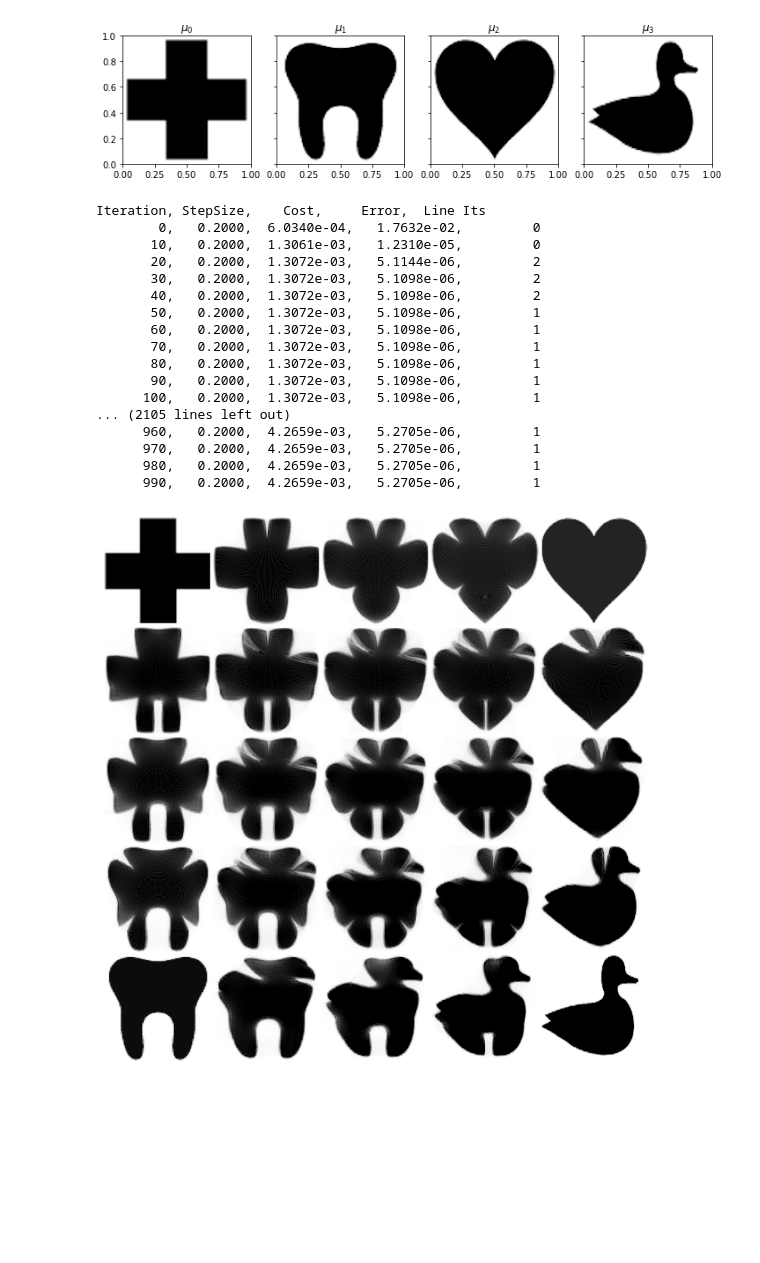
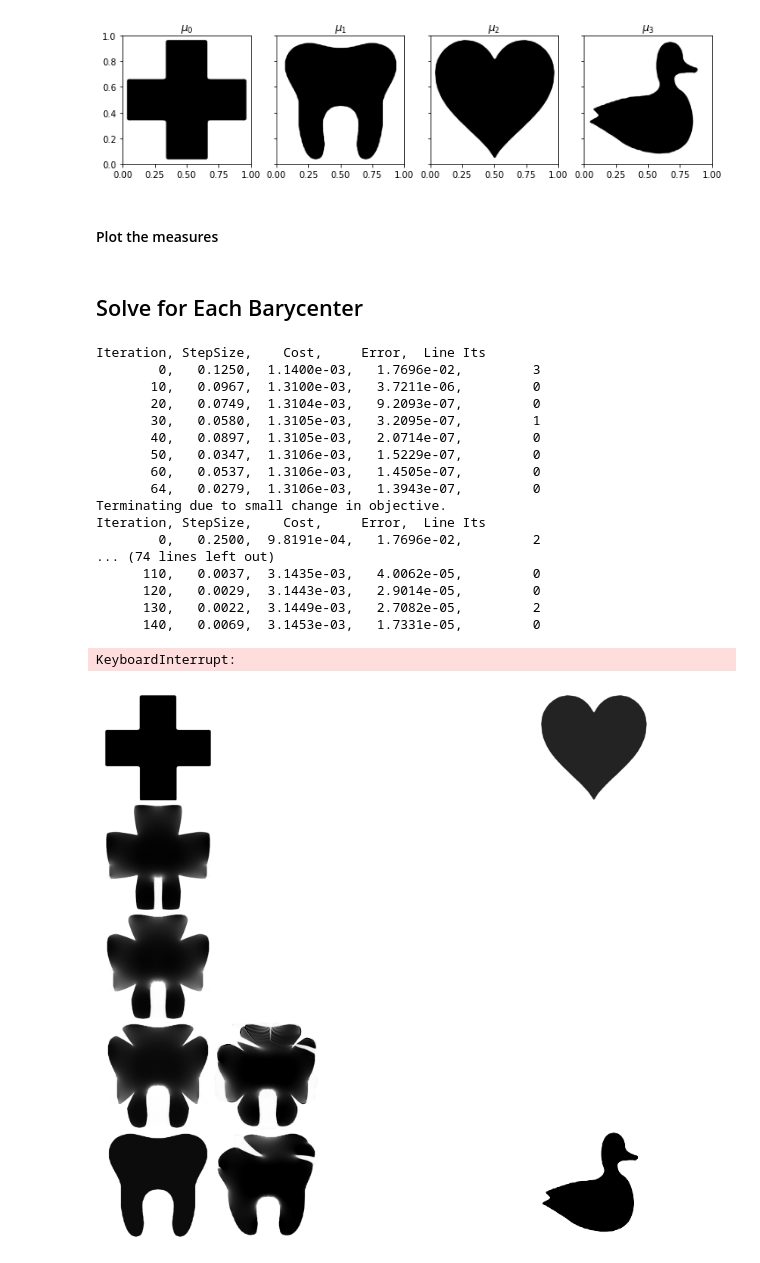
Before and after one commit to simda-muri/mmot, a Jupyter notebook: docs/source/examples/ShapeInterpolation.ipynb, the cells around one changed output. Saved outputs shown, nothing was run; the diff lists cells and outputs as text; code cells hidden in the pictures; blank space fills up the shorter version.

Commit message:
Added solve function to MMOT problem class and updated examples.

```diff
--- a/docs/source/examples/ShapeInterpolation.ipynb
+++ b/docs/source/examples/ShapeInterpolation.ipynb
@@ -8,0 +12,23 @@ import itertools
+# %%
+def sharpen(img):
+    blurred = gaussian_filter(img, sigma=7)
+
+    blurred[blurred<0.5*np.max(blurred)] = 0.0
+    blurred[blurred>0] = 1.0
+
+    blurred /= np.sum(blurred)
+    return blurred
+
+def pad(img,pad_size=4):
+    temp = np.ones((img.shape[0]+2*pad_size,img.shape[1]+2*pad_size))
+    temp[pad_size:-pad_size,pad_size:-pad_size] = img
+    return temp
+
+def rescale(img):
+    output = np.zeros((2*img.shape[0],2*img.shape[1]))
+    output[0::2,0::2] = img
+    output[1::2,0::2] = img
+    output[1::2,1::2] = img
+    output[0::2,1::2] = img
+
+    return output
@@ -9,12 +37,11 @@ import itertools
 # %%
 measures = [None]*4
-measures[0] = 1 - plt.imread('images/redcross.png')[:, :, 2]
-measures[1] = 1 - plt.imread('images/tooth.png')[:, :, 2]
-measures[2] = 1 - plt.imread('images/heart.png')[:, :, 2]
-measures[3] = 1 - plt.imread('images/duck.png')[:, :, 2]
+measures[0] = sharpen(rescale(rescale(rescale(1 - pad(plt.imread('images/redcross.png')[:, :, 2])))))
+measures[1] = sharpen(rescale(rescale(rescale(1 - pad(plt.imread('images/tooth.png')[:, :, 2])))))
+measures[2] = sharpen(rescale(rescale(rescale(1 - pad(plt.imread('images/heart.png')[:, :, 2])))))
+measures[3] = sharpen(rescale(rescale(rescale(1 - pad(plt.imread('images/duck.png')[:, :, 2])))))
 
-pad = 4
 for i in range(len(measures)):
-    temp= measures[i]*np.prod(measures[i].shape)/np.sum(measures[i])
-    measures[i] = np.zeros((measures[i].shape[0]+2*pad,measures[i].shape[1]+2*pad))
-    measures[i][pad:-pad,pad:-pad] = temp
+    measures[i] *= np.prod(measures[i].shape)/np.sum(measures[i])
+
+print('Marginal size = ', measures[0].shape)
@@ -36,2 +61,4 @@ for i in range(len(measures)):
 # %% [output]
 [figure]
+# %% [markdown]
+#### Plot the measures
@@ -38 +70,3 @@ for i in range(len(measures)):
+# %% [markdown]
+## Solve for Each Barycenter
 # %%
@@ -121,46 +99,46 @@ def Solve(bary_weights):
 # %%
 fig=plt.figure(figsize=(8,8))
 
 vmax = np.max(measures[0])
 
 size=0.26
 corner_pos = np.array([[0.0,1.0], [0.0,0.0], [1.0,1.0], [1.0,0.0]])
 
 for i,m in enumerate(measures):
     ax=fig.add_axes([corner_pos[i,0],corner_pos[i,1],size,size])
     ax.imshow(measures[i],extent=(0,1,0,1),cmap='Greys',vmin=0, vmax=vmax)
     ax.set_axis_off()
 
-
 for w1 in np.linspace(0,1,5):
     for w2 in np.linspace(0,1,5):
         weights = [(1.0-w1)*w2, (1.0-w1)*(1.0-w2), w1*w2, w1*(1.0-w2)]
         if(np.max(weights)<1.0-1e-12):
             avg_pos = [w1,w2]
 
-            bary = Solve(weights)
+            bary = SolveForBary(weights)
 
             ax=fig.add_axes([avg_pos[0],avg_pos[1],size,size])
             ax.imshow(bary,extent=(0,1,0,1),cmap='Greys',vmin=0, vmax=vmax)
             ax.set_axis_off()
 
 plt.savefig('ShapeInterpolation.pdf',bbox_inches='tight')
 # %% [output]
 Iteration, StepSize,    Cost,     Error,  Line Its
-        0,   0.2000,  6.0340e-04,   1.7632e-02,         0
-       10,   0.2000,  1.3061e-03,   1.2310e-05,         0
-       20,   0.2000,  1.3072e-03,   5.1144e-06,         2
-       30,   0.2000,  1.3072e-03,   5.1098e-06,         2
-       40,   0.2000,  1.3072e-03,   5.1098e-06,         2
-       50,   0.2000,  1.3072e-03,   5.1098e-06,         1
-       60,   0.2000,  1.3072e-03,   5.1098e-06,         1
-       70,   0.2000,  1.3072e-03,   5.1098e-06,         1
-       80,   0.2000,  1.3072e-03,   5.1098e-06,         1
-       90,   0.2000,  1.3072e-03,   5.1098e-06,         1
-      100,   0.2000,  1.3072e-03,   5.1098e-06,         1
-... (2105 lines left out)
-      960,   0.2000,  4.2659e-03,   5.2705e-06,         1
-      970,   0.2000,  4.2659e-03,   5.2705e-06,         1
-      980,   0.2000,  4.2659e-03,   5.2705e-06,         1
-      990,   0.2000,  4.2659e-03,   5.2705e-06,         1
+        0,   0.1250,  1.1400e-03,   1.7696e-02,         3
+       10,   0.0967,  1.3100e-03,   3.7211e-06,         0
+       20,   0.0749,  1.3104e-03,   9.2093e-07,         0
+       30,   0.0580,  1.3105e-03,   3.2095e-07,         1
+       40,   0.0897,  1.3105e-03,   2.0714e-07,         0
+       50,   0.0347,  1.3106e-03,   1.5229e-07,         0
+       60,   0.0537,  1.3106e-03,   1.4505e-07,         0
+       64,   0.0279,  1.3106e-03,   1.3943e-07,         0
+Terminating due to small change in objective.
+Iteration, StepSize,    Cost,     Error,  Line Its
+        0,   0.2500,  9.8191e-04,   1.7696e-02,         2
+... (74 lines left out)
+      110,   0.0037,  3.1435e-03,   4.0062e-05,         0
+      120,   0.0029,  3.1443e-03,   2.9014e-05,         0
+      130,   0.0022,  3.1449e-03,   2.7082e-05,         2
+      140,   0.0069,  3.1453e-03,   1.7331e-05,         0
+KeyboardInterrupt:
-[figure, old version]
+[figure, new version]
```
Also changed, not shown: parts of 8 cells of this notebook, 3 other files.
